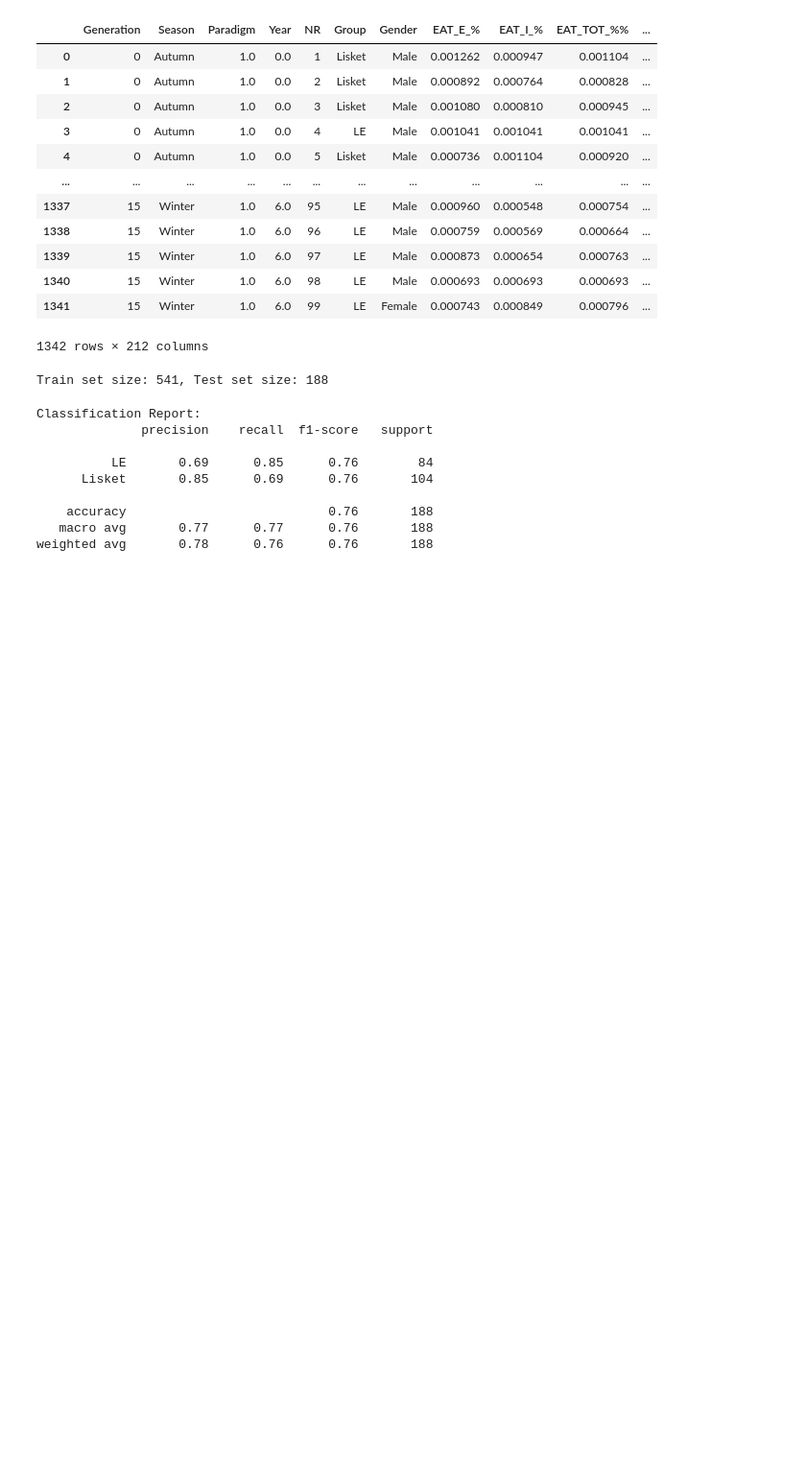
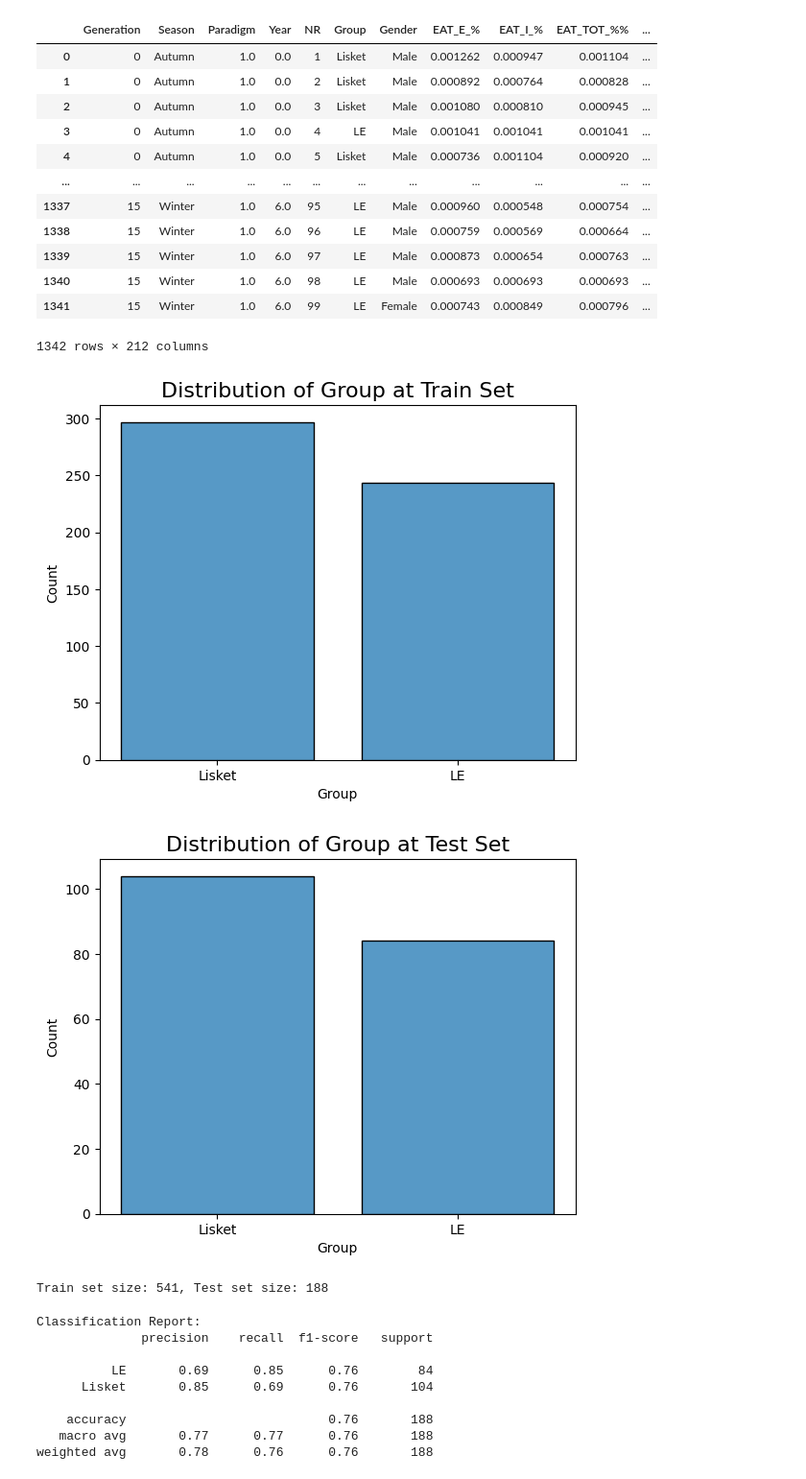
Before and after one commit to korosig/Patkanyok, a Jupyter notebook: stats.ipynb, the cells around one changed output. Shown at 96% size. Saved outputs shown, nothing was run; the diff lists cells and outputs as text; code cells hidden in the pictures; blank space fills up the shorter version.

```diff
--- a/stats.ipynb
+++ b/stats.ipynb
@@ -141,13 +143,17 @@ y_train = data.loc[(data['Generation'] <= params['generation_cut']) & (data['Gen
 y_test = data.loc[data['Generation'] > params['generation_cut'], 'Group']
 # %%
 #Plotting label distribution in train and test sets
-fig3 = px.histogram(y_train, x='Group', title='Distribution of Group at Train Set', text_auto=True)
-fig3.write_image('data/Group_distribution_train.png')
-fig3.show()
+sns.histplot(pd.DataFrame(y_train), x='Group', multiple='dodge', shrink=0.8)
+plt.title('Distribution of Group at Train Set', fontsize=16)
+plt.show()
 
-fig3 = px.histogram(y_test, x='Group', title='Distribution of Group at Test Set', text_auto=True)
-fig3.write_image('data/Group_distribution_test.png')
-fig3.show()
+
+sns.histplot(pd.DataFrame(y_test), x='Group', multiple='dodge', shrink=0.8)
+plt.title('Distribution of Group at Test Set', fontsize=16)
+plt.show()
+# %% [output]
+[figure, added]
+[figure, added]
 # %%
 #Checking hte size of the train and test sets
 print(f"Train set size: {X_train.shape[0]}, Test set size: {X_test.shape[0]}")
```
Also changed, not shown: parts of 8 cells of this notebook, 7 other files.
